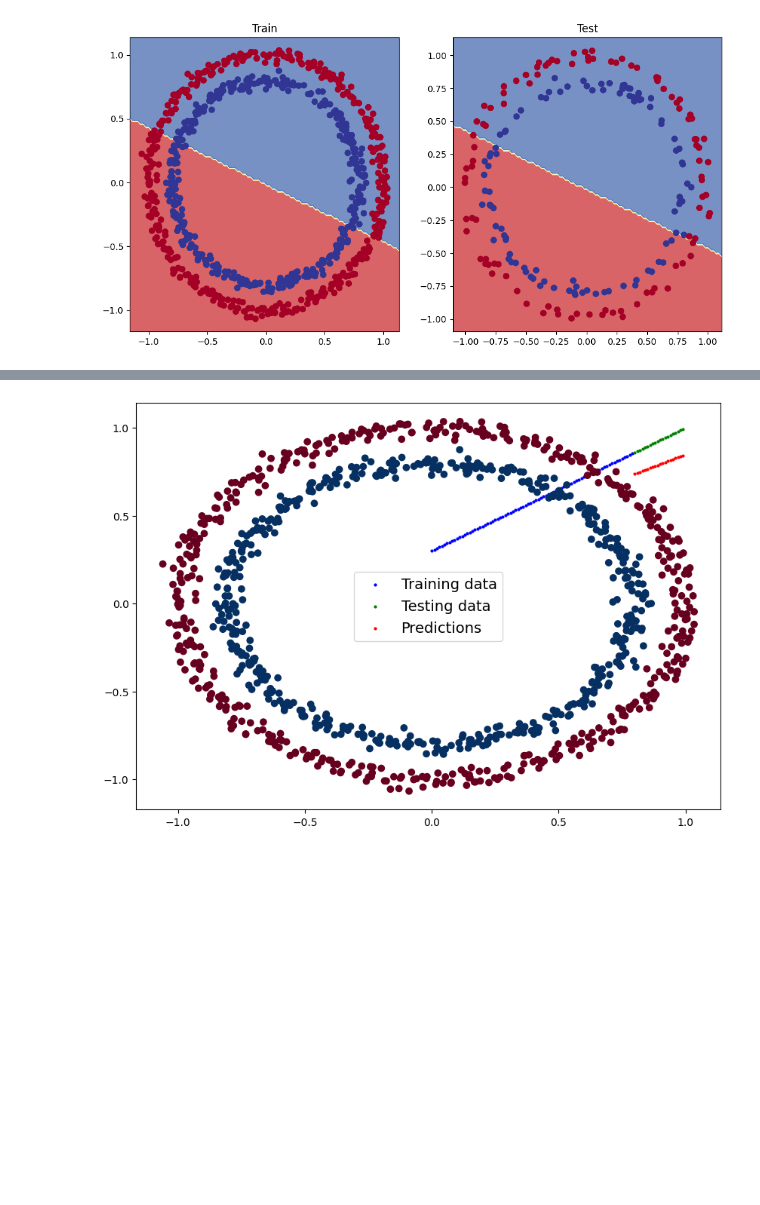
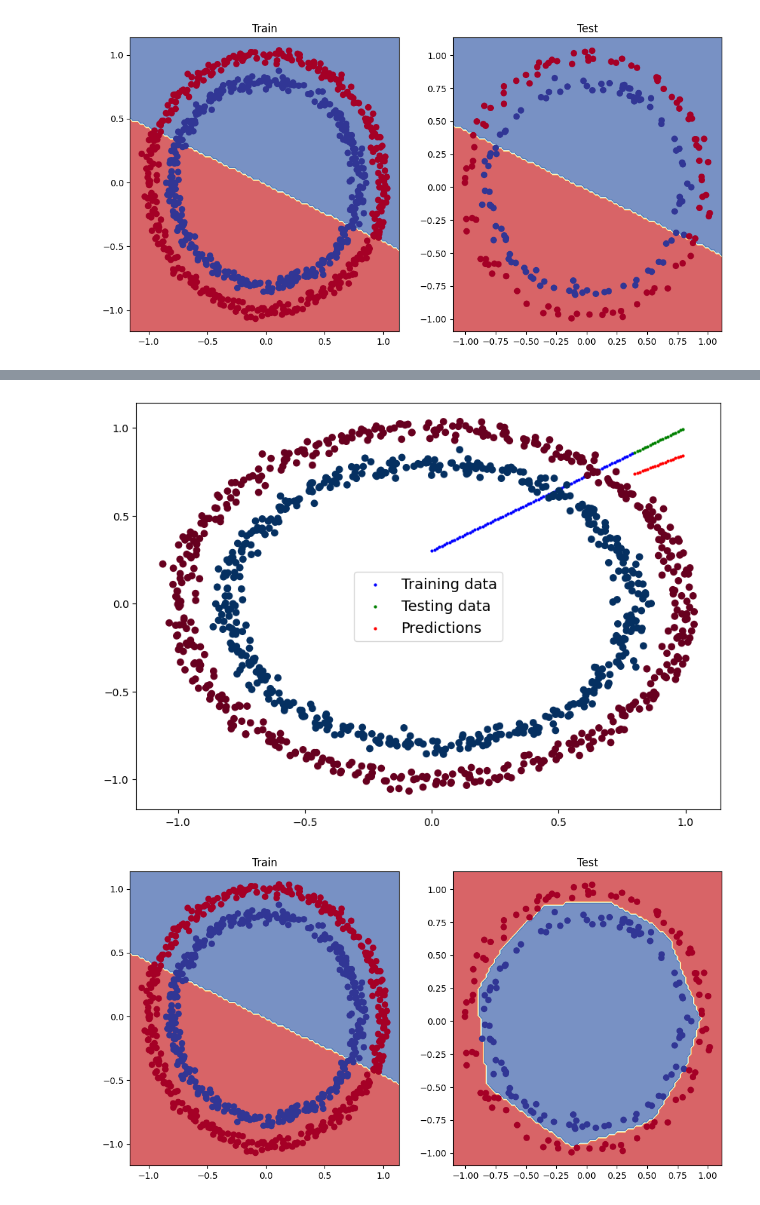
Before and after one commit to Rahul-Githhub1/Pytorch-Deep-Learning, a Jupyter notebook: Colab-Pytorch-Deep-Learning-Handson-Classification.ipynb, the cells around one changed output, grey strips where cells are left out. Drawn from its saved outputs; the diff is of its cells as text; code cells hidden in the pictures; blank space fills up the shorter version.

```diff
--- a/Colab-Pytorch-Deep-Learning-Handson-Classification.ipynb
+++ b/Colab-Pytorch-Deep-Learning-Handson-Classification.ipynb
@@ -108,7 +108,7 @@ y_preds.squeeze()
 torch.manual_seed(42)
 
 # Set the number of epochs
-epochs = 100
+epochs = 10000
 
 # Put data to target device
 X_train, y_train = X_train.to(device), y_train.to(device)
@@ -204,7 +204,7 @@ optimizer = torch.optim.SGD(model_1.parameters(), lr=0.1)
 
 torch.manual_seed(42)
 
-epochs = 1000 # Train for longer
+epochs = 10000 # Train for longer
 
 # Put data to target device
 X_train, y_train = X_train.to(device), y_train.to(device)
@@ -364,6 +364,100 @@ X, y = make_circles(n_samples=1000,
 )
 
 plt.scatter(X[:, 0], X[:, 1], c=y, cmap=plt.cm.RdBu);
+
+# Convert to tensors and split into train and test sets
+import torch
+from sklearn.model_selection import train_test_split
+
+# Turn data into tensors
+X = torch.from_numpy(X).type(torch.float)
+y = torch.from_numpy(y).type(torch.float)
+
+# Split into train and test sets
+X_train, X_test, y_train, y_test = train_test_split(X,
+                                                    y,
+                                                    test_size=0.2,
+                                                    random_state=42)
+
+# Build model with non-linear activation function
+from torch import nn
+class CircleModelV2(nn.Module):
+    def __init__(self):
+        super().__init__()
+        self.layer_1 = nn.Linear(in_features=2, out_features=10)
+        self.layer_2 = nn.Linear(in_features=10, out_features=10)
+        self.layer_3 = nn.Linear(in_features=10, out_features=1)
+        self.relu = nn.ReLU() # <- add in ReLU activation function
+        # Can also put sigmoid in the model
+        # This would mean you don't need to use it on the predictions
+        # self.sigmoid = nn.Sigmoid()
+
+    def forward(self, x):
+      # Intersperse the ReLU activation function between layers
+       return self.layer_3(self.relu(self.layer_2(self.relu(self.layer_1(x)))))
+
+model_3 = CircleModelV2().to(device)
+
+
+# Setup loss and optimizer
+loss_fn = nn.BCEWithLogitsLoss()
+optimizer = torch.optim.SGD(model_3.parameters(), lr=0.1)
+
+# Fit the model
+torch.manual_seed(42)
+epochs = 10000
+
+# Put all data on target device
+X_train, y_train = X_train.to(device), y_train.to(device)
+X_test, y_test = X_test.to(device), y_test.to(device)
+
+for epoch in range(epochs):
+    # 1. Forward pass
+    y_logits = model_3(X_train).squeeze()
+    y_pred = torch.round(torch.sigmoid(y_logits)) # logits -> prediction probabilities -> prediction labels
+
+    # 2. Calculate loss and accuracy
+    loss = loss_fn(y_logits, y_train) # BCEWithLogitsLoss calculates loss using logits
+    acc = accuracy_fn(y_true=y_train,
+                      y_pred=y_pred)
+
+    # 3. Optimizer zero grad
+    optimizer.zero_grad()
+
+    # 4. Loss backward
+    loss.backward()
+
+    # 5. Optimizer step
+    optimizer.step()
+
+    ### Testing
+    model_3.eval()
+    with torch.inference_mode():
+      # 1. Forward pass
+      test_logits = model_3(X_test).squeeze()
+      test_pred = torch.round(torch.sigmoid(test_logits)) # logits -> prediction probabilities -> prediction labels
+      # 2. Calculate loss and accuracy
+      test_loss = loss_fn(test_logits, y_test)
+      test_acc = accuracy_fn(y_true=y_test,
+                             y_pred=test_pred)
+
+    # Print out what's happening
+    if epoch % 100 == 0:
+        print(f"Epoch: {epoch} | Loss: {loss:.5f}, Accuracy: {acc:.2f}% | Test Loss: {test_loss:.5f}, Test Accuracy: {test_acc:.2f}%")
+
+# Make predictions
+model_3.eval()
+with torch.inference_mode():
+    y_preds = torch.round(torch.sigmoid(model_3(X_test))).squeeze()
+
+# Plot decision boundaries for training and test sets
+plt.figure(figsize=(12, 6))
+plt.subplot(1, 2, 1)
+plt.title("Train")
+plot_decision_boundary(model_1, X_train, y_train) # model_1 = no non-linearity
+plt.subplot(1, 2, 2)
+plt.title("Test")
+plot_decision_boundary(model_3, X_test, y_test) # model_3 = has non-linearity
 # %% [output]
 tensor([True, True, True, True, True])
 Epoch: 0 | Loss: 0.69796, Accuracy: 51.88% | Test loss: 0.69440, Test acc: 58.00%
@@ -387,3 +481,4 @@ Epoch: 900 | Train loss: 0.05571, Test loss: 0.00603
 [figure]
 [figure]
 [figure]
+[figure, added]
```
Also changed, not shown: parts of 1 cell of this notebook.
